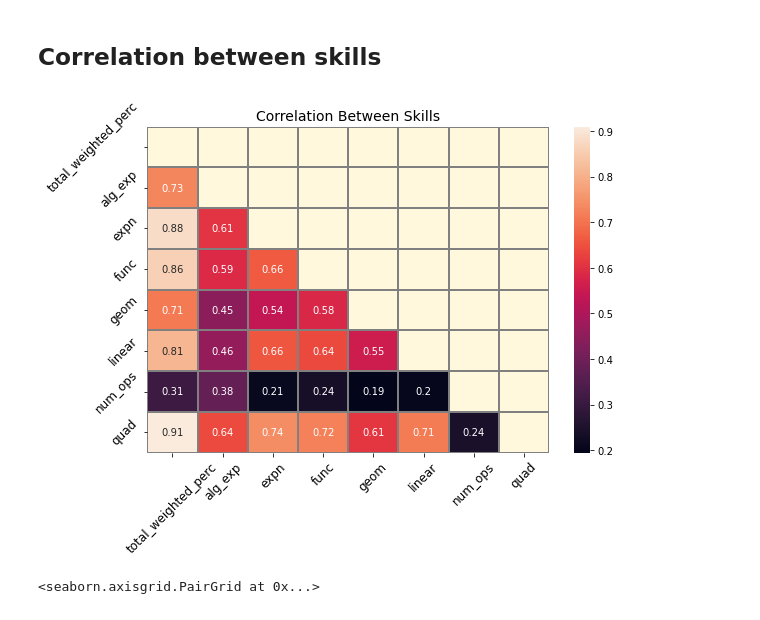
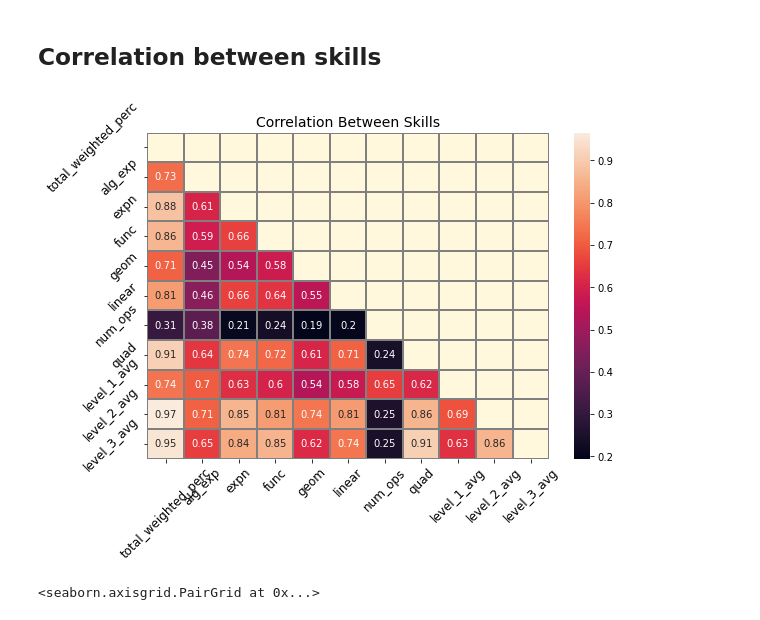
Before and after one commit to noam-emis/IB-Math-Placement, a Jupyter notebook: project/math_placement_project.ipynb, the cells around one changed output. Drawn from its saved outputs; the diff is of its cells as text; code cells hidden in the pictures.

```diff
--- a/project/math_placement_project.ipynb
+++ b/project/math_placement_project.ipynb
@@ -146,8 +146,7 @@ ib_2021.head(2)
 # %%
 ib_results = pd.concat([ib_2019, ib_2020, ib_2021], axis = 0)
 # %%
-ib_results.drop(['Month', 'Language', 'School', 'Registration number', 'Category',
-             'Predicted grade', 'Scaled total mark for subject'], axis = 1, inplace = True)
+ib_results = ib_results[['Year', 'Subject', 'Level', 'Grade']]
 # %% [markdown]
 ### A look at the data
 # %%
@@ -656,23 +655,25 @@ plt.show()
 # %%
 fig, axs = plt.subplots(figsize = (9, 6))
 mask = np.triu(np.ones_like(all_df_train[['total_weighted_perc',
                                           'alg_exp', 'expn', 'func',
                                           'geom', 'linear', 'num_ops',
-                                          'quad']].corr()))
+                                          'quad', 'level_1_avg',
+                                         'level_2_avg', 'level_3_avg']].corr()))
 sns.heatmap(all_df_train[['total_weighted_perc',
                           'alg_exp', 'expn', 'func',
                           'geom', 'linear', 'num_ops',
-                          'quad']].corr(),
+                          'quad', 'level_1_avg',
+                          'level_2_avg', 'level_3_avg']].corr(),
             annot = True,
             mask = mask,
             linecolor = 'grey',
             linewidths=.01,
             ax = axs)
 axs.set_title('Correlation Between Skills', fontsize = 14)
 axs.tick_params(rotation = 45, labelsize = 'large')
 axs.set_facecolor('cornsilk')
 # %% [output]
-[figure, old version]
+[figure, new version]
 # %%
 sns.pairplot(all_df_train[['total_weighted_perc', 'alg_exp', 'expn', 'func',
                            'geom', 'linear', 'num_ops', 'quad']],
```
Also changed, not shown: parts of 34 cells of this notebook.
